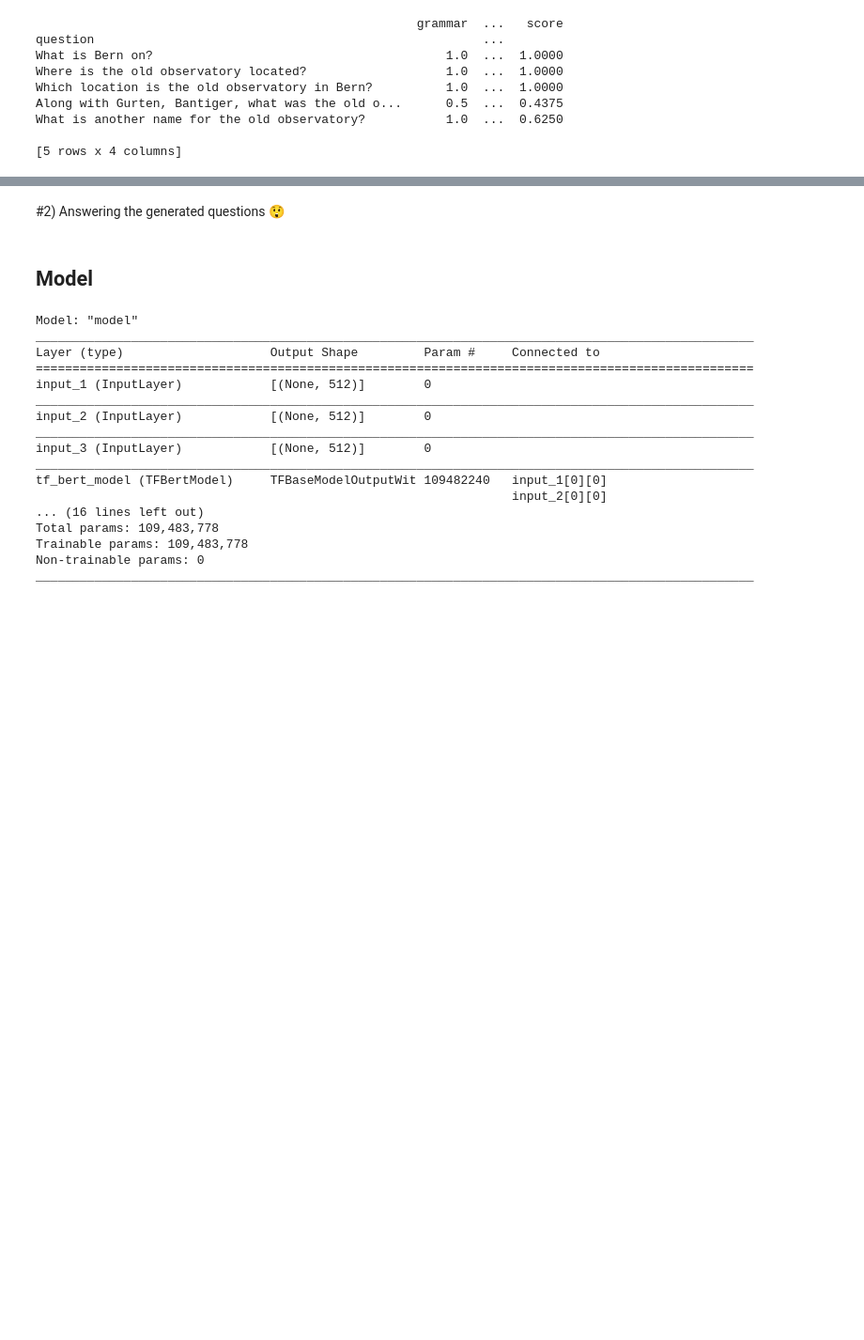
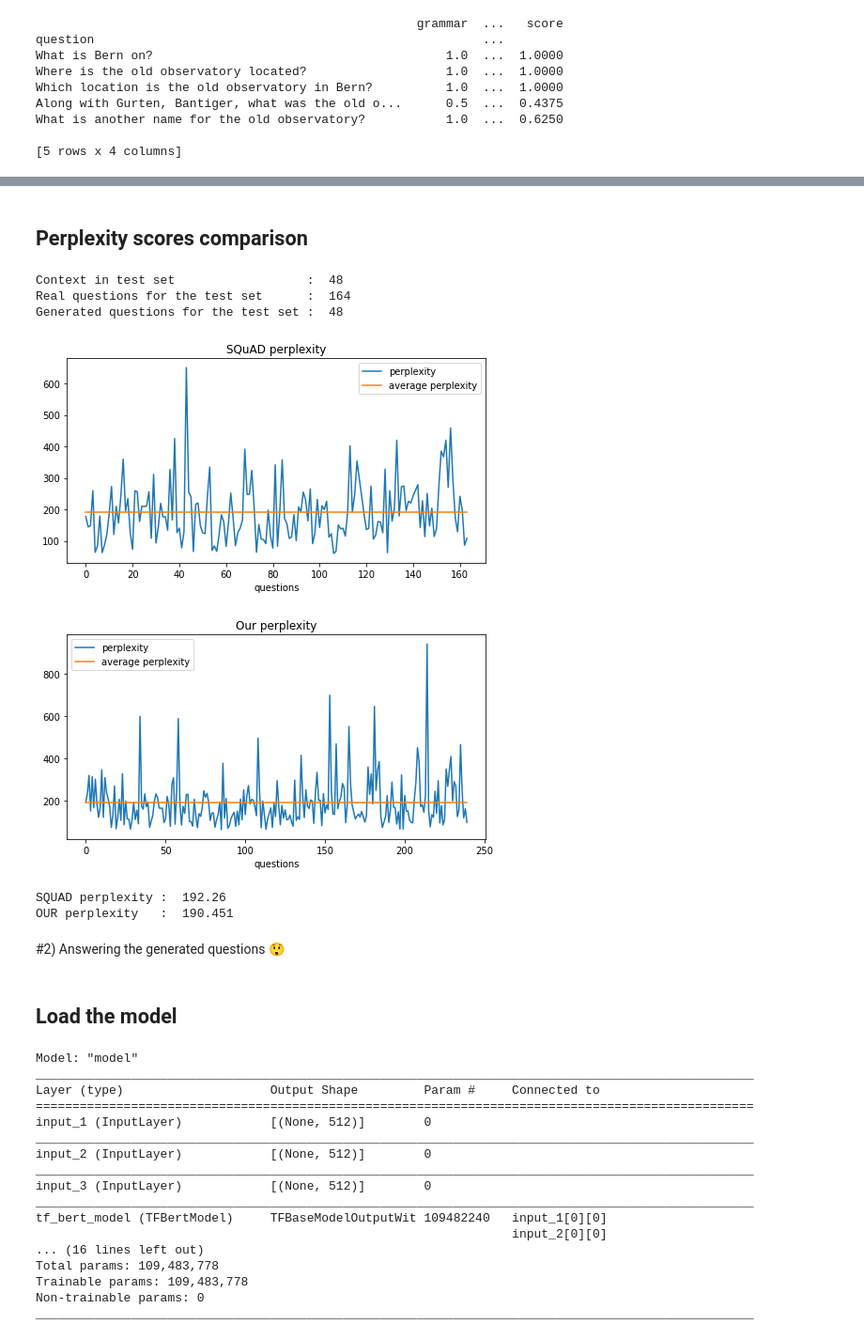
Before and after one commit to giuliofortini/NLP_SQuAD_Project, a Jupyter notebook: SQUAD_evaluating_questions.ipynb, the cells around one changed output, grey strips where cells are left out. Shown at 94% size. Cells and saved outputs as stored; diff of their text form; code cells hidden in the pictures; blank space fills up the shorter version.

```diff
--- a/SQUAD_evaluating_questions.ipynb
+++ b/SQUAD_evaluating_questions.ipynb
@@ -313,12 +337,3 @@ Along with Gurten, Bantiger, what was the old o...      0.5  ...  0.4375
 What is another name for the old observatory?           1.0  ...  0.6250
 
 [5 rows x 4 columns]
-# %%
-test_contexts = []
-test_real_question = []
-test_generated_questions = []
-with open("/content/drive/MyDrive/SQUAD/test_samples.txt") as f:
-  for line in f.read().replace("\n", "").split("[CTX]"):
-    print(line)
-    input()
-print("Training samples: ", len(test_generated_questions))
@@ -364,6 +365,50 @@ human           0.0
+# %% [markdown]
+## Perplexity scores comparison
+# %%
+test_contexts = []
+test_real_questions = []
+
+with open("/content/drive/MyDrive/SQUAD/SQUAD/QGen/test_samples.txt") as f:
+  for line in f.read().replace("\n", "").split("[CTX]"):
+    try:
+      context = line[:line.index("[QS]")].strip()
+      if context in test_questions:
+        test_contexts.append(context)
+
+        question = line[line.index("[QS]")+4 : line.index("[QE]")].strip()
+        test_real_questions.append(question)
+    except:
+      pass
+
+test_contexts = set(test_contexts)
+print("Context in test set                  : ", len(test_contexts))
+print("Real questions for the test set      : ", len(test_real_questions))
+print("Generated questions for the test set : ", len(test_questions))
+# %% [output]
+Context in test set                  :  48
+Real questions for the test set      :  164
+Generated questions for the test set :  48
+# %%
+# compute perplexity of SQuAD questions wrt the contexts
+squad_perplexity = evaluate_perplexity( train = test_contexts,
+                                        test = test_real_questions,
+                                        title = "SQuAD perplexity")
+
+# compute perplexity of OUR questions wrt the contexts
+our_perplexity = evaluate_perplexity( train = test_contexts,
+                                      test = test_question_list,
+                                      title = "Our perplexity")
+
+print("\nSQUAD perplexity : ", squad_perplexity)
+print("OUR perplexity   : ", our_perplexity)
+# %% [output]
+[figure, added]
+[figure, added]
+SQUAD perplexity :  192.26
+OUR perplexity   :  190.451
 # %% [markdown]
 #2) Answering the generated questions 😲
-# %% [markdown]
-## Model
+# %% [markdown]
+## Load the model
 # %%
 def build_model():
```
Also changed, not shown: parts of 21 cells of this notebook.
